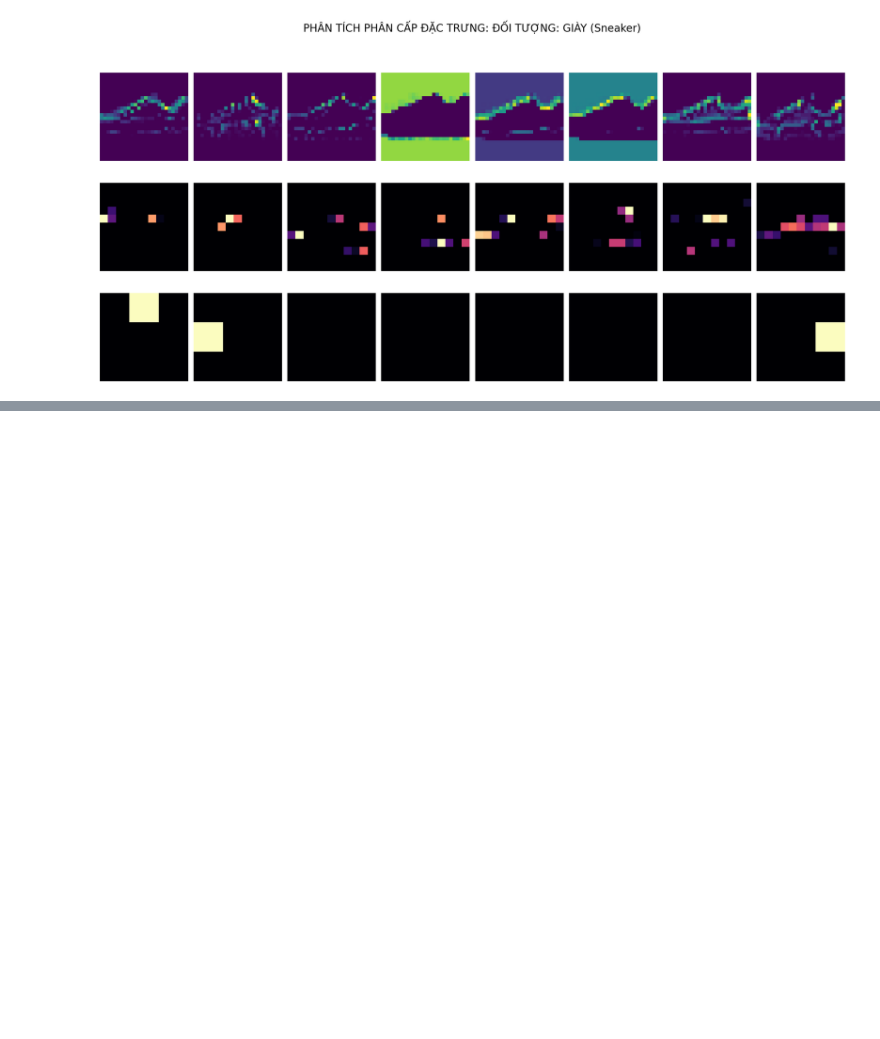
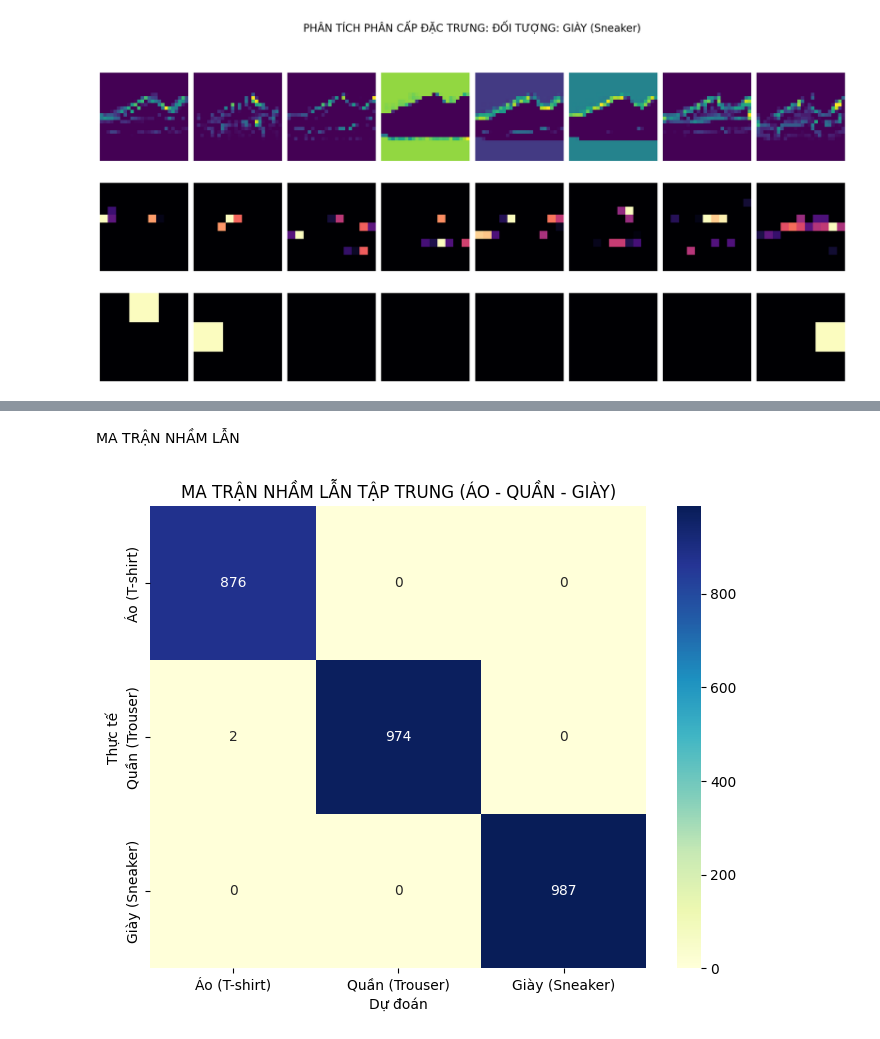
Before and after one commit to dangchicong/hocsau, a Jupyter notebook: Do_an_Cuoi_khoa_DangChiCong_1001250039.ipynb, the cells around one changed output, grey strips where cells are left out. Cells and saved outputs as stored; diff of their text form; code cells hidden in the pictures; blank space fills up the shorter version.

```diff
--- a/Do_an_Cuoi_khoa_DangChiCong_1001250039.ipynb
+++ b/Do_an_Cuoi_khoa_DangChiCong_1001250039.ipynb
@@ -777,0 +880,27 @@ visualize_hierarchy(7, "ĐỐI TƯỢNG: GIÀY (Sneaker)")
+# %% [markdown]
+MA TRẬN NHẦM LẪN
+# %%
+from sklearn.metrics import confusion_matrix
+import seaborn as sns
+
+# 1. Lọc chỉ số của 3 lớp: Áo (0), Quần (1), Giày (7)
+target_labels = [0, 1, 7]
+target_names = ['Áo (T-shirt)', 'Quần (Trouser)', 'Giày (Sneaker)']
+
+# 2. Lọc dữ liệu test và dự đoán chỉ thuộc 3 lớp này
+mask = np.isin(y_test, target_labels)
+y_test_filtered = y_test[mask]
+y_pred_filtered = y_pred_cnn[mask]
+
+# 3. Vẽ Ma trận nhầm lẫn
+cm_subset = confusion_matrix(y_test_filtered, y_pred_filtered, labels=target_labels)
+
+plt.figure(figsize=(8, 6))
+sns.heatmap(cm_subset, annot=True, fmt='d', cmap='YlGnBu',
+            xticklabels=target_names, yticklabels=target_names)
+plt.title('MA TRẬN NHẦM LẪN TẬP TRUNG (ÁO - QUẦN - GIÀY)')
+plt.ylabel('Thực tế')
+plt.xlabel('Dự đoán')
+plt.show()
+# %% [output]
+[figure, added]
```
Also changed, not shown: parts of 9 cells of this notebook.
